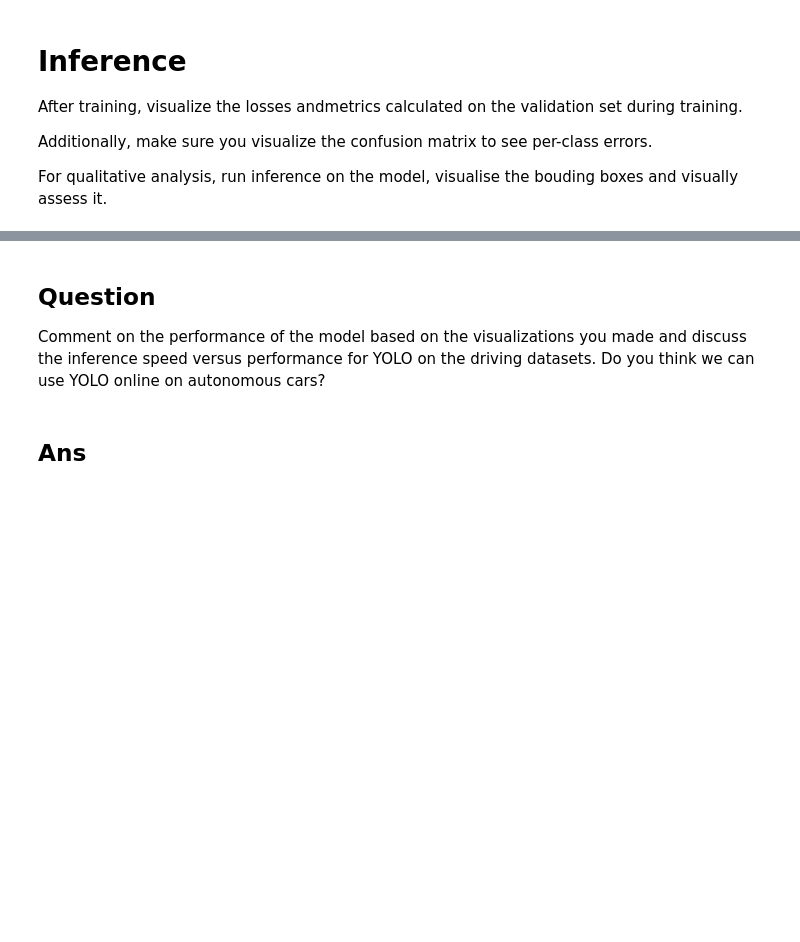
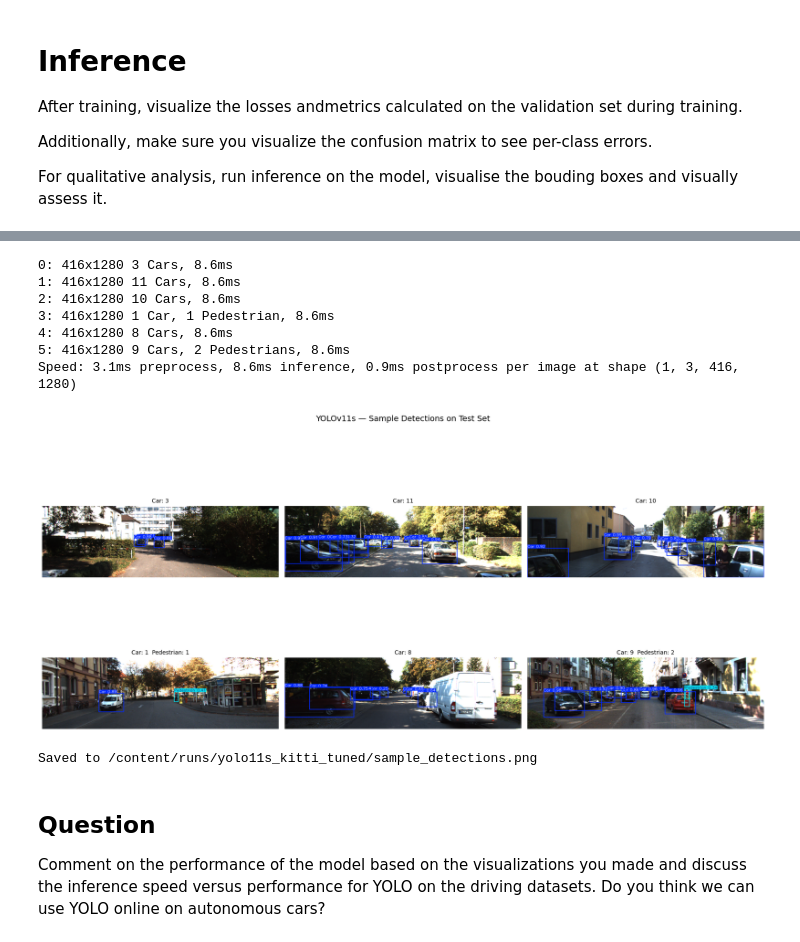
Before and after one commit to piefek1/DLAV, a Jupyter notebook: hw2.ipynb, the cells around one changed output, grey strips where cells are left out. Drawn from its saved outputs; the diff is of its cells as text; code cells hidden in the pictures; blank space fills up the shorter version.

```diff
--- a/hw2.ipynb
+++ b/hw2.ipynb
@@ -222,6 +420,57 @@ For qualitative analysis, run inference on the model, visualise the bouding boxe
+# %%
+# -------- RUN INFERENCE AND PLOT SAMPLE OUTPUTS --------
+#TO-DO: Add the code to run inference and visualize the outputs results
+
+# -------- RUN INFERENCE AND PLOT SAMPLE OUTPUTS --------
+import cv2
+import matplotlib.pyplot as plt
+import random
+from pathlib import Path
+
+model = YOLO('/content/runs/yolo11s_kitti_tuned/weights/best.pt')
+
+# pick 6 random test images
+test_images = list(Path(TEST_IMG).glob('*.png'))
+sample_images = random.sample(test_images, min(6, len(test_images)))
+
+# run inference
+results = model(sample_images, conf=0.25)
+
+# plot
+fig, axes = plt.subplots(2, 3, figsize=(18, 10))
+fig.suptitle('YOLOv11s — Sample Detections on Test Set', fontsize=14)
+
+for ax, result in zip(axes.flat, results):
+    img = result.plot()           # draws boxes + labels onto the image
+    img = cv2.cvtColor(img, cv2.COLOR_BGR2RGB)
+    ax.imshow(img)
+    ax.axis('off')
+
+    # count detections per class
+    if result.boxes is not None and len(result.boxes):
+        class_ids = result.boxes.cls.int().tolist()
+        names = [model.names[c] for c in class_ids]
+        counts = {n: names.count(n) for n in set(names)}
+        label = '  '.join(f"{k}: {v}" for k, v in counts.items())
+    else:
+        label = 'no detections'
+    ax.set_title(label, fontsize=10)
+
+plt.tight_layout()
+plt.savefig('/content/runs/yolo11s_kitti_tuned/sample_detections.png', dpi=150, bbox_inches='tight')
+plt.show()
+print("Saved to /content/runs/yolo11s_kitti_tuned/sample_detections.png")
+# %% [output]
+0: 416x1280 3 Cars, 8.6ms
+1: 416x1280 11 Cars, 8.6ms
+2: 416x1280 10 Cars, 8.6ms
+3: 416x1280 1 Car, 1 Pedestrian, 8.6ms
+4: 416x1280 8 Cars, 8.6ms
+5: 416x1280 9 Cars, 2 Pedestrians, 8.6ms
+Speed: 3.1ms preprocess, 8.6ms inference, 0.9ms postprocess per image at shape (1, 3, 416, 1280)
+[figure, added]
+Saved to /content/runs/yolo11s_kitti_tuned/sample_detections.png
 # %% [markdown]
 ## Question
 
 Comment on the performance of the model based on the visualizations you made and discuss the inference speed versus performance for YOLO on the driving datasets. Do you think we can use YOLO online on autonomous cars?
-# %% [markdown]
-## Ans
```
Also changed, not shown: parts of 15 cells of this notebook.
